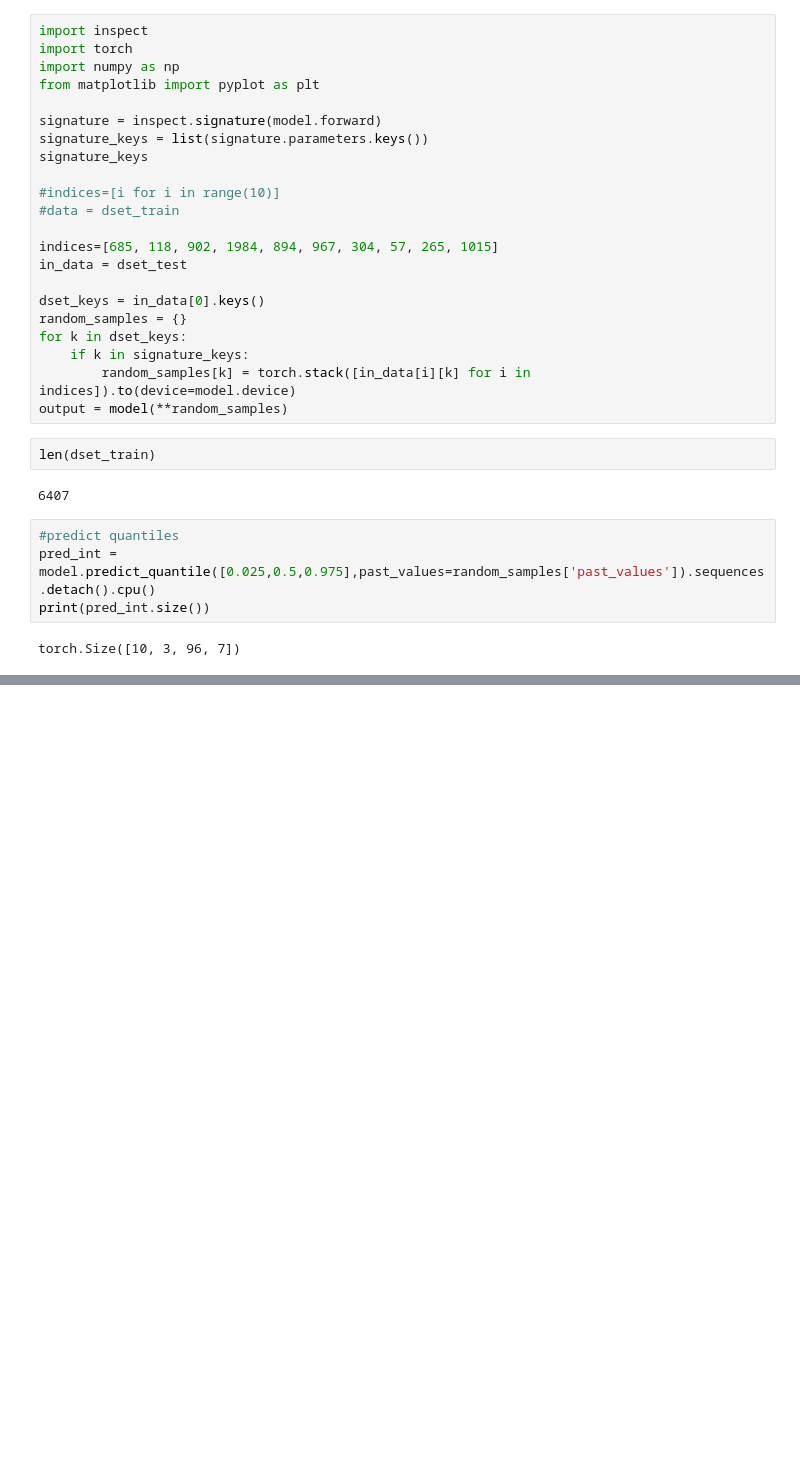
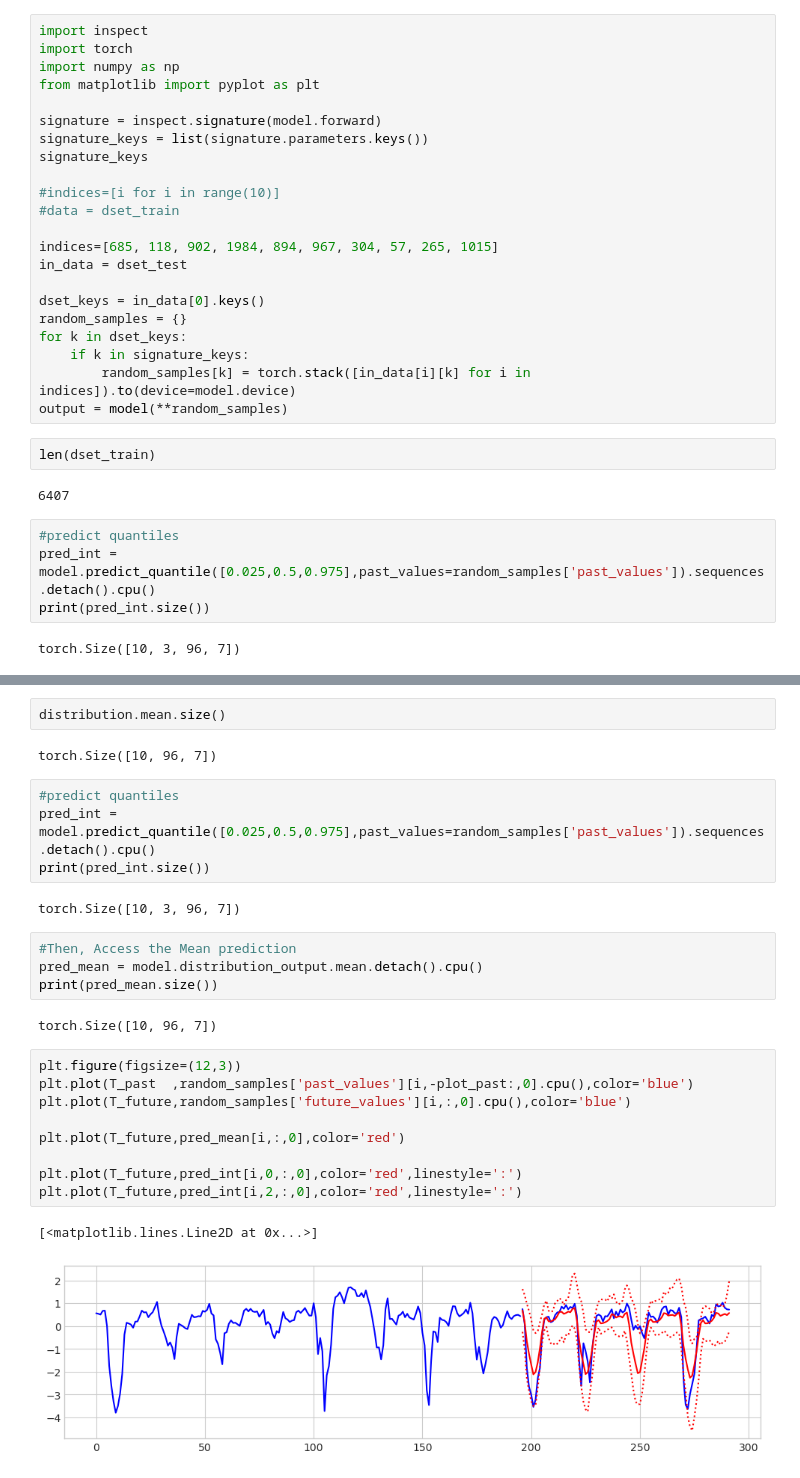
Before and after one commit to kyongmin-yeo/granite-tsfm, a Jupyter notebook: notebooks/hfdemo/ttm_ddpm.ipynb, the cells around one changed output, grey strips where cells are left out. Cells and saved outputs as stored; diff of their text form; blank space fills up the shorter version.

```diff
--- a/notebooks/hfdemo/ttm_ddpm.ipynb
+++ b/notebooks/hfdemo/ttm_ddpm.ipynb
@@ -530,0 +571,28 @@ for i in range(pred_int.size(0)):
+# %%
+distribution.mean.size()
+# %% [output]
+torch.Size([10, 96, 7])
+# %%
+#predict quantiles
+pred_int = model.predict_quantile([0.025,0.5,0.975],past_values=random_samples['past_values']).sequences.detach().cpu()
+print(pred_int.size())
+# %% [output]
+torch.Size([10, 3, 96, 7])
+# %%
+#Then, Access the Mean prediction
+pred_mean = model.distribution_output.mean.detach().cpu()
+print(pred_mean.size())
+# %% [output]
+torch.Size([10, 96, 7])
+# %%
+plt.figure(figsize=(12,3))
+plt.plot(T_past  ,random_samples['past_values'][i,-plot_past:,0].cpu(),color='blue')
+plt.plot(T_future,random_samples['future_values'][i,:,0].cpu(),color='blue')
+
+plt.plot(T_future,pred_mean[i,:,0],color='red')
+
+plt.plot(T_future,pred_int[i,0,:,0],color='red',linestyle=':')
+plt.plot(T_future,pred_int[i,2,:,0],color='red',linestyle=':')
+# %% [output]
+[<matplotlib.lines.Line2D at 0x...>]
+[figure, added]
```
Also changed, not shown: parts of 5 cells of this notebook.
